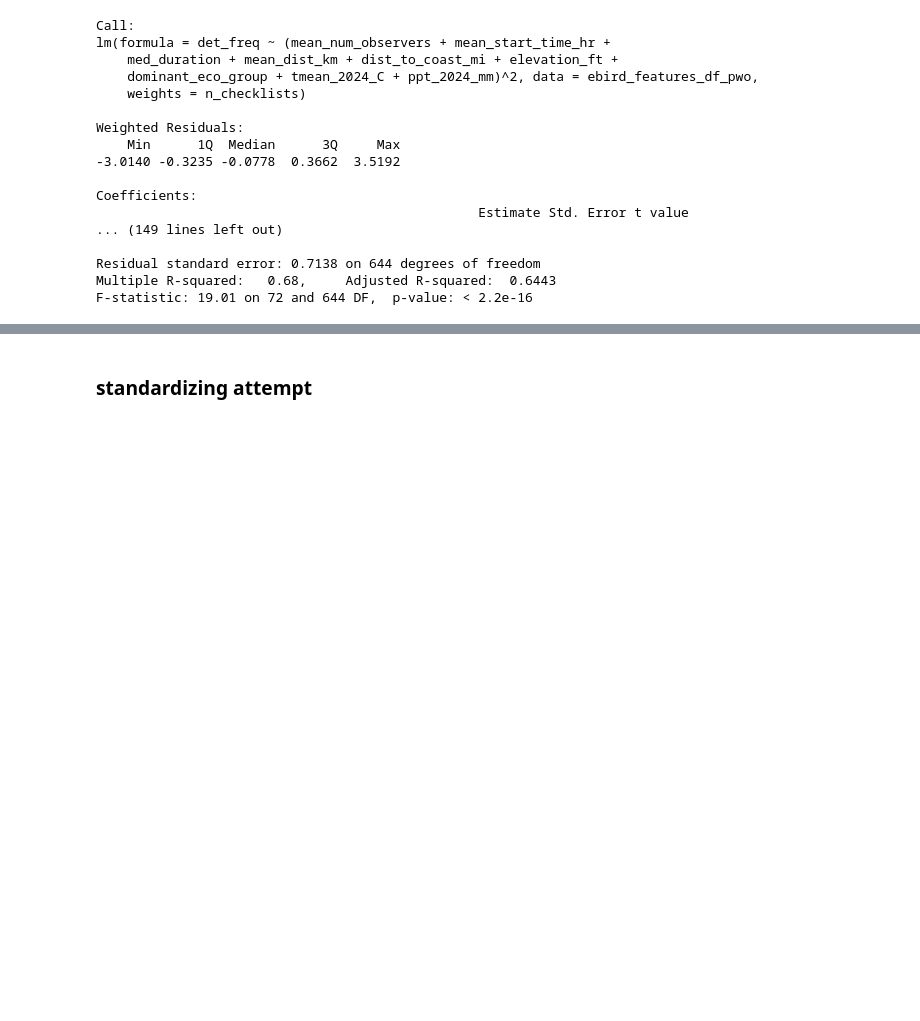
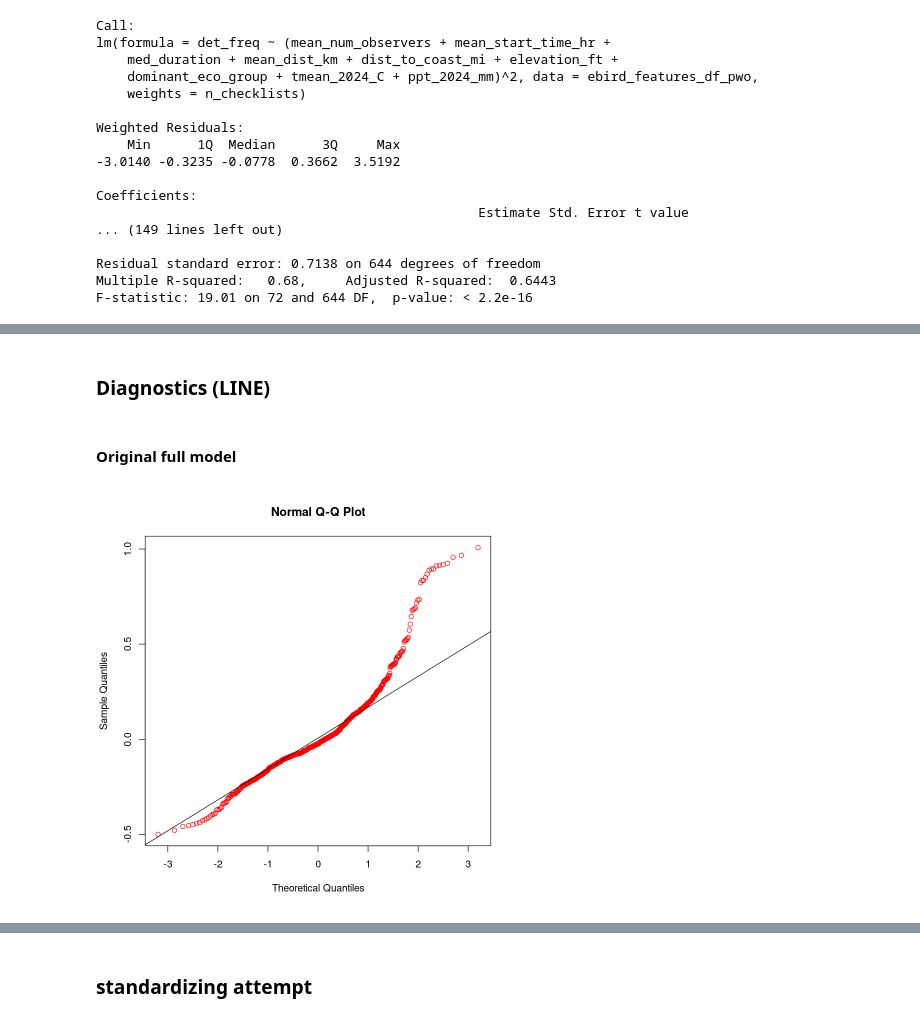
Before and after one commit to jbowen102/STAT_420_Final_Project, a Jupyter notebook: ebird_modeling.ipynb, the cells around one changed output, grey strips where cells are left out. Cells and saved outputs as stored; diff of their text form; code cells hidden in the pictures; blank space fills up the shorter version.

```diff
--- a/ebird_modeling.ipynb
+++ b/ebird_modeling.ipynb
@@ -568,0 +947,9 @@ qqline(resid(mod_int_pwo))
+# %% [markdown]
+### Diagnostics (LINE)
+# %% [markdown]
+#### Original full model
+# %%
+qqnorm(resid(mod_add_pwo), col = "red")
+qqline(resid(mod_add_pwo))
+# %% [output]
+[figure, added]
```
Also changed, not shown: parts of 63 cells of this notebook.
